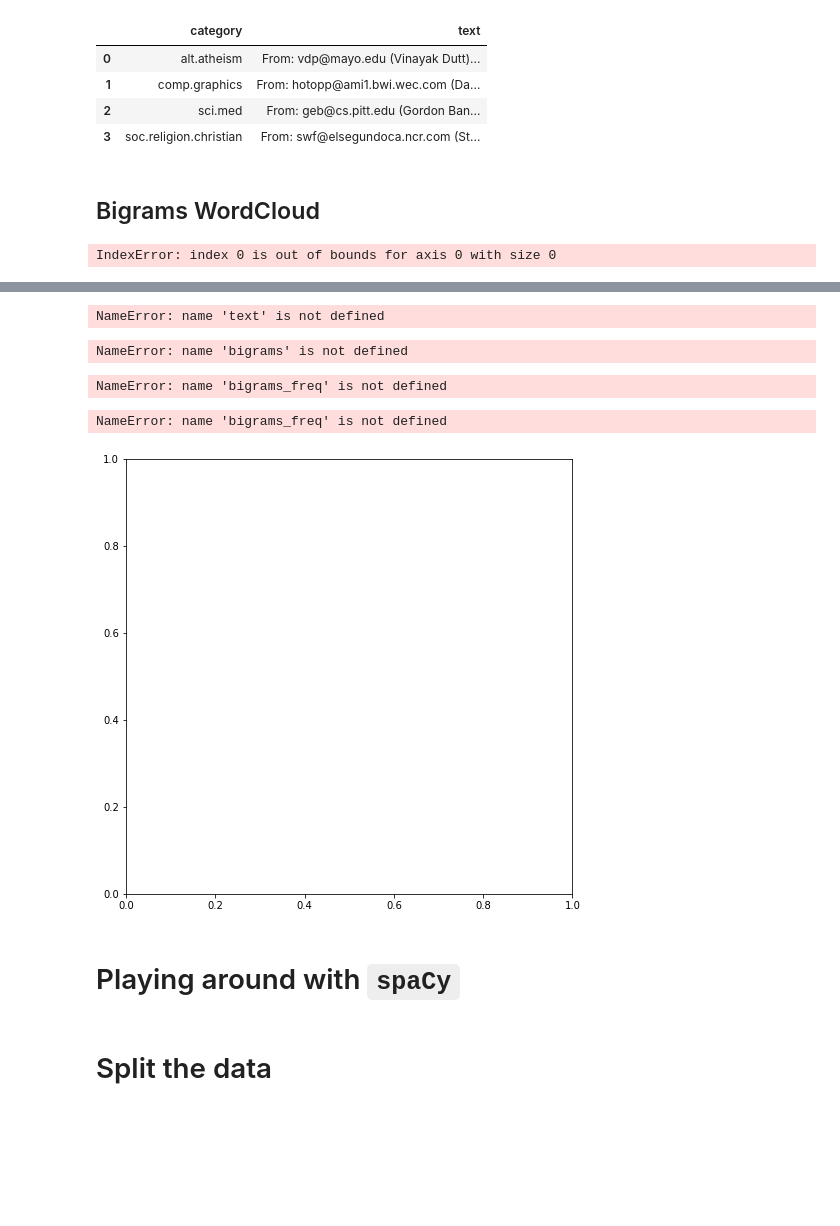
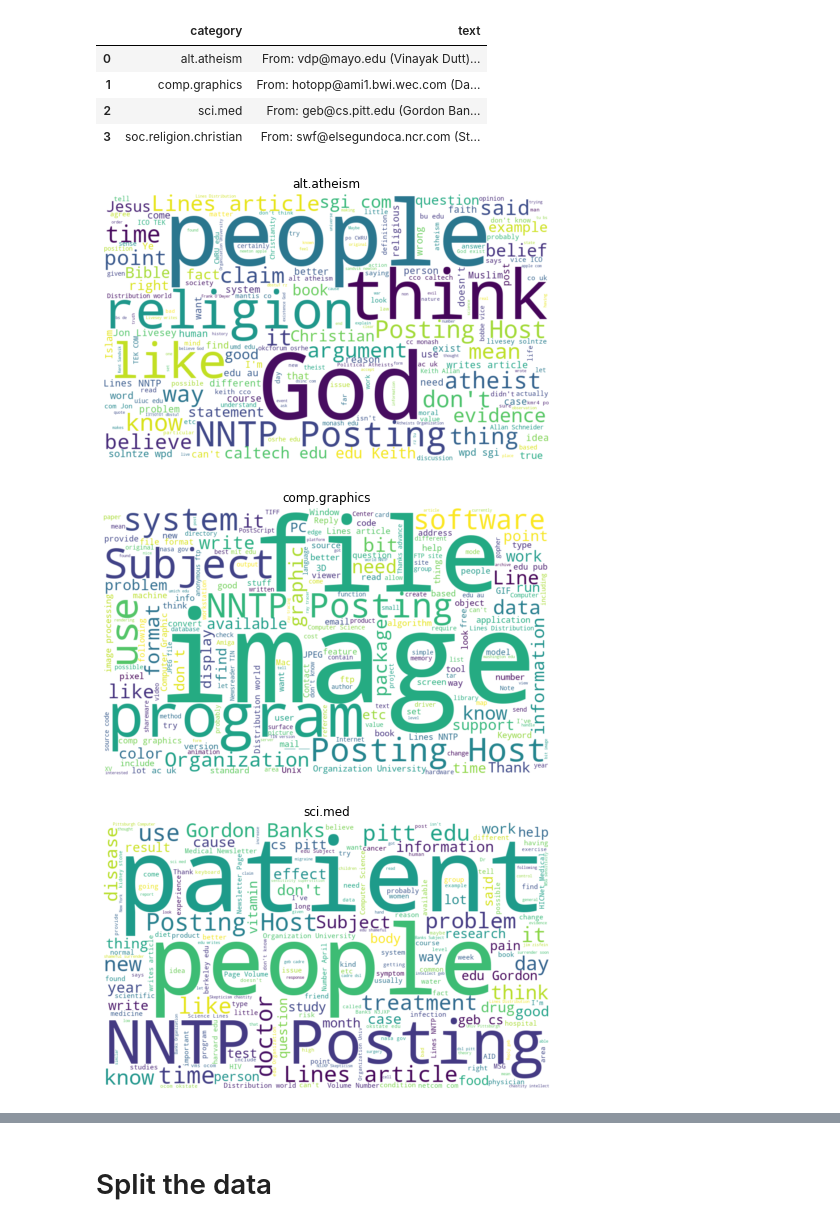
Before and after one commit to Reslan-Tinawi/20-newsgroups-Text-Classification, a Jupyter notebook: Text Classification.ipynb, the cells around one changed output, grey strips where cells are left out. Drawn from its saved outputs; the diff is of its cells as text; code cells hidden in the pictures; blank space fills up the shorter version.

```diff
--- a/Text Classification.ipynb
+++ b/Text Classification.ipynb
@@ -158,8 +164,8 @@ def plot_word_cloud(category_name, category_text):
-# %% [markdown]
-## Bigrams WordCloud
 # %%
-text = categories_text_df[categories_text_df['category'] == 'talk.politics.mideast']\
-                        ['text']\
-                        .values[0]
+for category in categories:
+    plot_word_cloud(category,
+               categories_text_df[categories_text_df['category'] == category]['text'].values[0])
 # %% [output]
-IndexError: index 0 is out of bounds for axis 0 with size 0
+[figure, added]
+[figure, added]
+[figure, added]
@@ -166,27 +172,0 @@ IndexError: index 0 is out of bounds for axis 0 with size 0
-# %%
-bigrams = list(nltk.bigrams(text.split()))
-# %% [output]
-NameError: name 'text' is not defined
-# %%
-bigrams_freq = dict(FreqDist(bigrams))
-# %% [output]
-NameError: name 'bigrams' is not defined
-# %%
-bigrams_freq = {
-    ' '.join(k): v for k, v in bigrams_freq.items()
-}
-# %% [output]
-NameError: name 'bigrams_freq' is not defined
-# %%
-plt.subplots(figsize = (8,8))
-wc = WordCloud(background_color="white", stopwords=en_stop_words, width=1000, height=600)
-wc.generate_from_frequencies(bigrams_freq)
-plt.title(label='talk.politics.mideast')
-plt.axis("off")
-plt.imshow(wc, interpolation="bilinear")
-plt.show()
-# %% [output]
-NameError: name 'bigrams_freq' is not defined
-[figure, removed]
-# %% [markdown]
-# Playing around with `spaCy`
```
Also changed, not shown: parts of 41 cells of this notebook.
